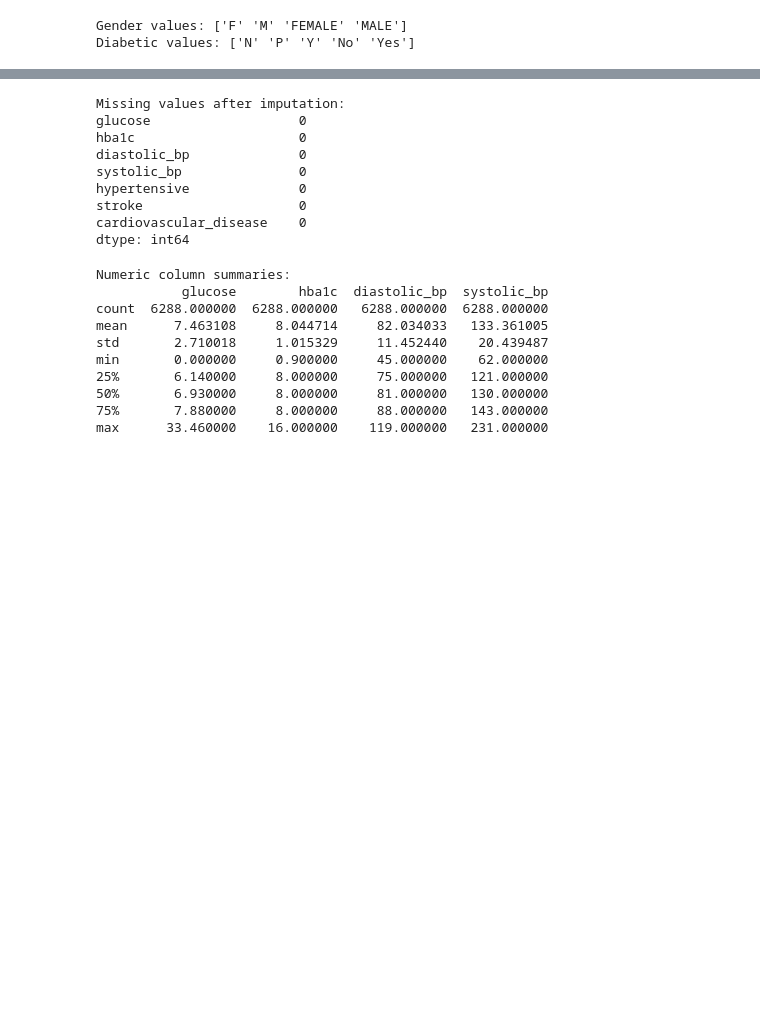
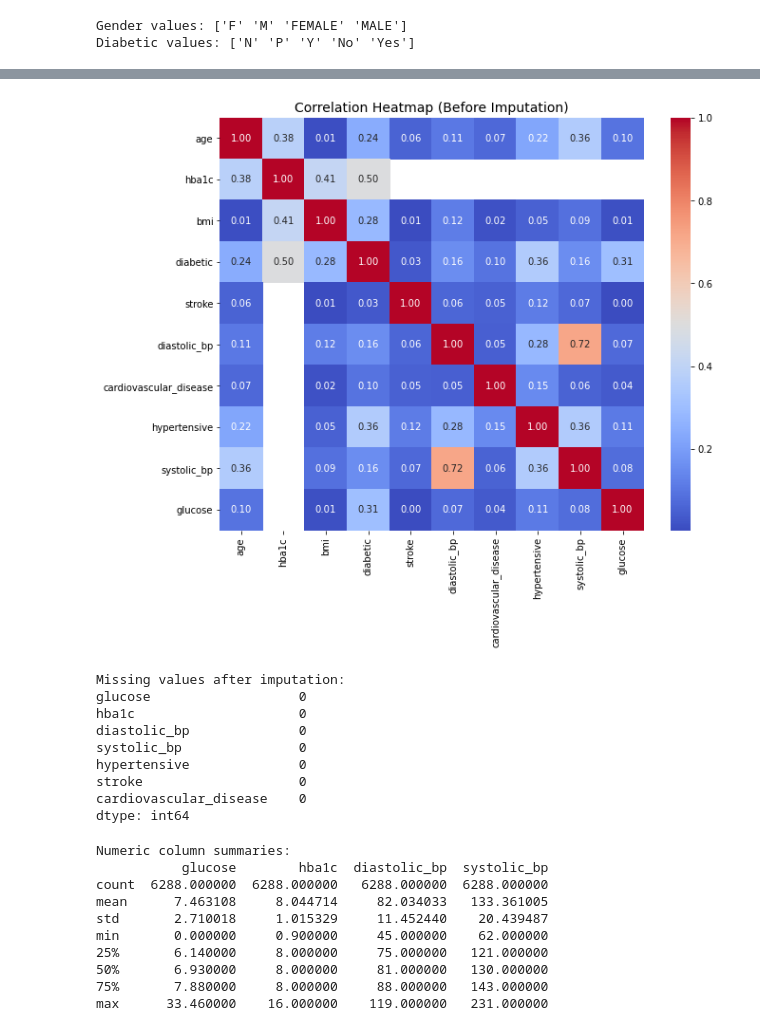
Before and after one commit to natnaelmelake/diabetes_prediction_project, a Jupyter notebook: group10.ipynb, the cells around one changed output, grey strips where cells are left out. Saved outputs shown, nothing was run; the diff lists cells and outputs as text; code cells hidden in the pictures; blank space fills up the shorter version.

```diff
--- a/group10.ipynb
+++ b/group10.ipynb
@@ -171,3 +163,17 @@ dtype: object
+# %%
+# plt.figure(figsize=(10, 6))
+# sns.heatmap(merged_df.isnull(), cbar=False, cmap='viridis')
+# plt.title("Missing Values Heatmap (Before Imputation)", fontsize=14)
+# plt.show()
+
+numeric_df = merged_df.select_dtypes(include=['number'])
+corr_before = numeric_df.corr()
+fig, ax = plt.subplots(figsize=(10, 8))
+sns.heatmap(corr_before, annot=True, fmt=".2f", cmap="coolwarm", ax=ax)
+ax.set_title("Correlation Heatmap (Before Imputation)", fontsize=14)
+plt.show()
+# %% [output]
+[figure, added]
 # %%
 from sklearn.impute import SimpleImputer
 
```
Also changed, not shown: parts of 17 cells of this notebook.
